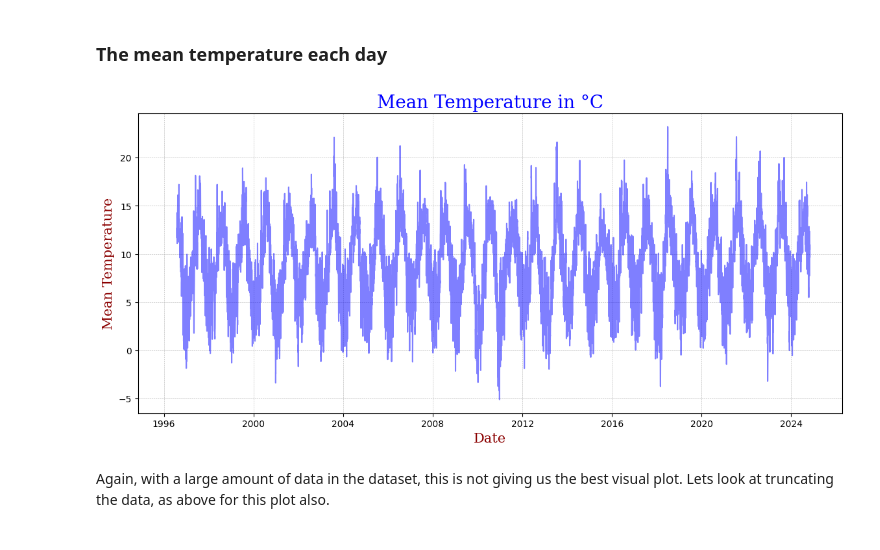
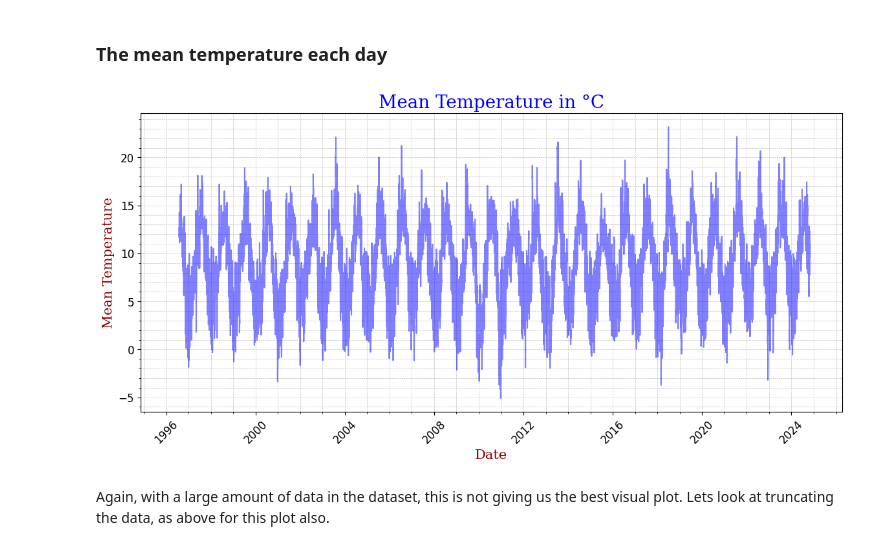
Before and after one commit to MikeCurleyCoosan/PFDA, a Jupyter notebook: PFDA_assignments/assignment06_weather.ipynb, the cells around one changed output. Drawn from its saved outputs; the diff is of its cells as text; code cells hidden in the pictures.

```diff
--- a/PFDA_assignments/assignment06_weather.ipynb
+++ b/PFDA_assignments/assignment06_weather.ipynb
@@ -222,21 +226,24 @@ meantemp_daily = df['Temperature (°C)'].resample('D').mean()
 # %%
 #Plot the mean temperature data
 fig, ax = plt.subplots(figsize=(14, 6))
 
 #Set the colors for the pie chart.
 colors = ['blue', 'green', 'red']
 
 #Set the font for the x and y axis labels and the title
 font1 = {'family':'serif','color':'blue','size':20}
 font2 = {'family':'serif','color':'darkred','size':15}
 
 ax.plot(meantemp_daily.index, meantemp_daily, color='blue', alpha=0.5)
 ax.grid(True, which='both', linestyle='--', linewidth=0.4)
 ax.set_title('Mean Temperature in °C', fontdict = font1)
 ax.set_xlabel('Date', fontdict = font2)
 ax.set_ylabel('Mean Temperature', fontdict = font2);
+plt.xticks(fontsize=12, rotation=45)
+plt.yticks(fontsize=12)
+ax.minorticks_on()
 # %% [output]
-[figure, old version]
+[figure, new version]
 # %% [markdown]
 Again, with a large amount of data in the dataset, this is not giving us the best visual plot. Lets look at truncating the data, as above for this plot also.
 # %%
```
Also changed, not shown: parts of 5 cells of this notebook.
